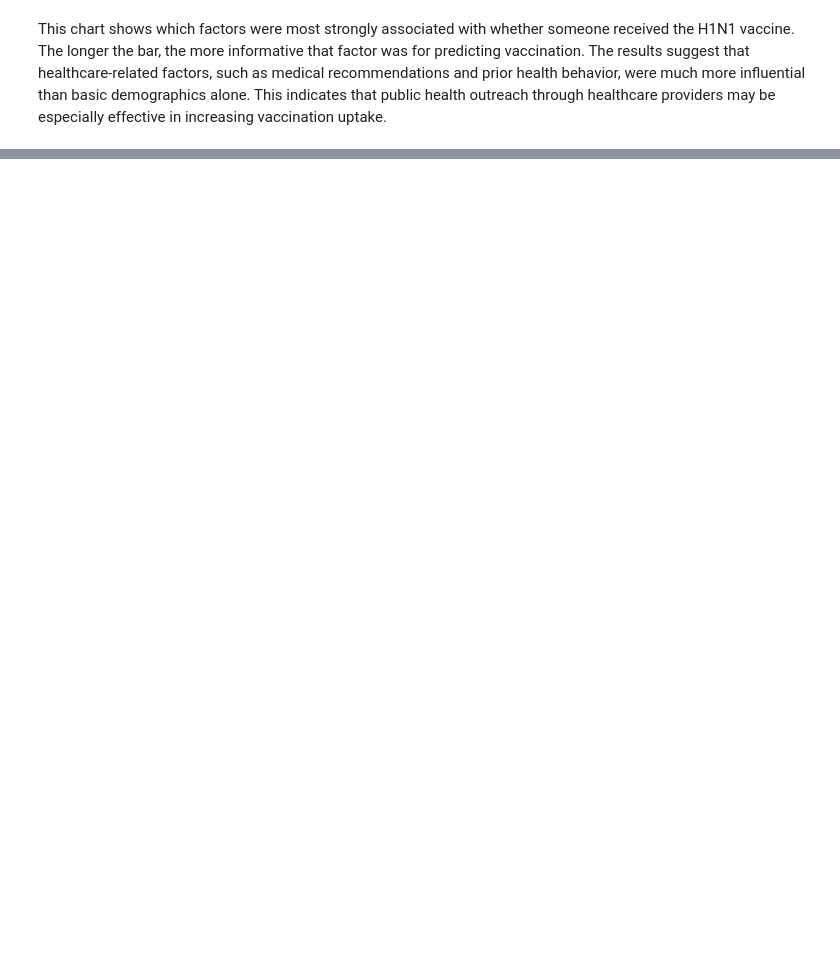
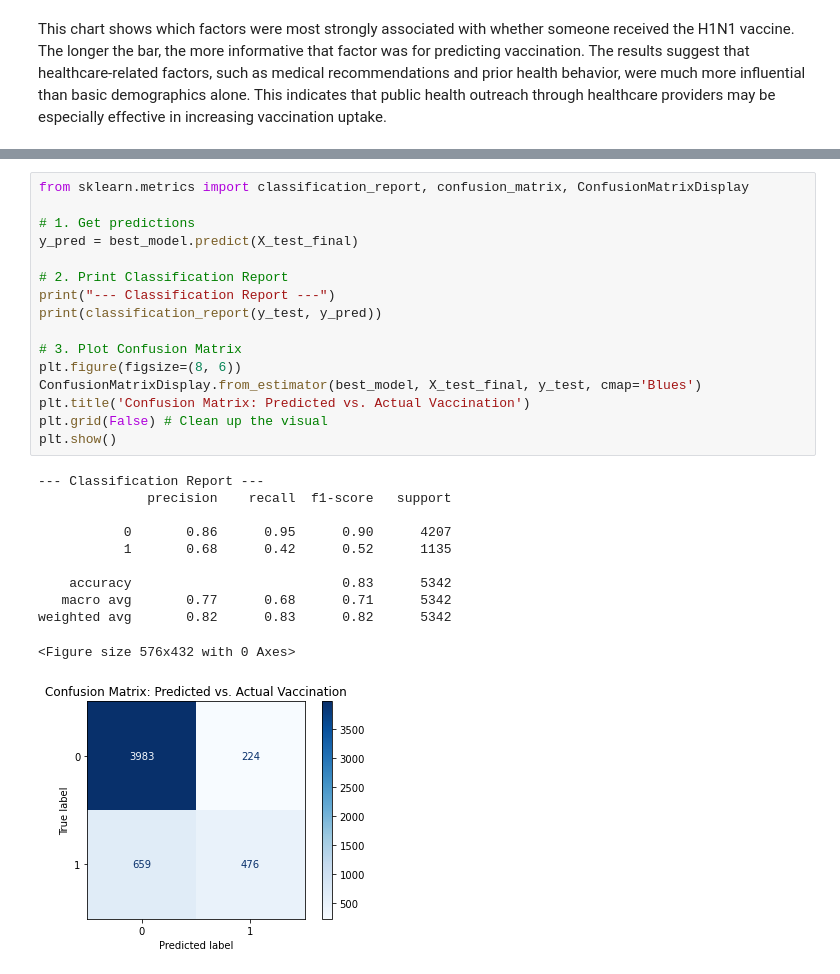
Before and after one commit to vkones/Project-3-Machine-Learning, a Jupyter notebook: index.ipynb, the cells around one changed output, grey strips where cells are left out. Saved outputs shown, nothing was run; the diff lists cells and outputs as text; blank space fills up the shorter version.

```diff
--- a/index.ipynb
+++ b/index.ipynb
@@ -593,0 +638,28 @@ This chart shows which factors were most strongly associated with whether someon
+# %%
+from sklearn.metrics import classification_report, confusion_matrix, ConfusionMatrixDisplay
+
+# 1. Get predictions
+y_pred = best_model.predict(X_test_final)
+
+# 2. Print Classification Report
+print("--- Classification Report ---")
+print(classification_report(y_test, y_pred))
+
+# 3. Plot Confusion Matrix
+plt.figure(figsize=(8, 6))
+ConfusionMatrixDisplay.from_estimator(best_model, X_test_final, y_test, cmap='Blues')
+plt.title('Confusion Matrix: Predicted vs. Actual Vaccination')
+plt.grid(False) # Clean up the visual
+plt.show()
+# %% [output]
+--- Classification Report ---
+              precision    recall  f1-score   support
+
+           0       0.86      0.95      0.90      4207
+           1       0.68      0.42      0.52      1135
+
+    accuracy                           0.83      5342
+   macro avg       0.77      0.68      0.71      5342
+weighted avg       0.82      0.83      0.82      5342
+<Figure size 576x432 with 0 Axes>
+[figure, added]
```
Also changed, not shown: parts of 7 cells of this notebook.
